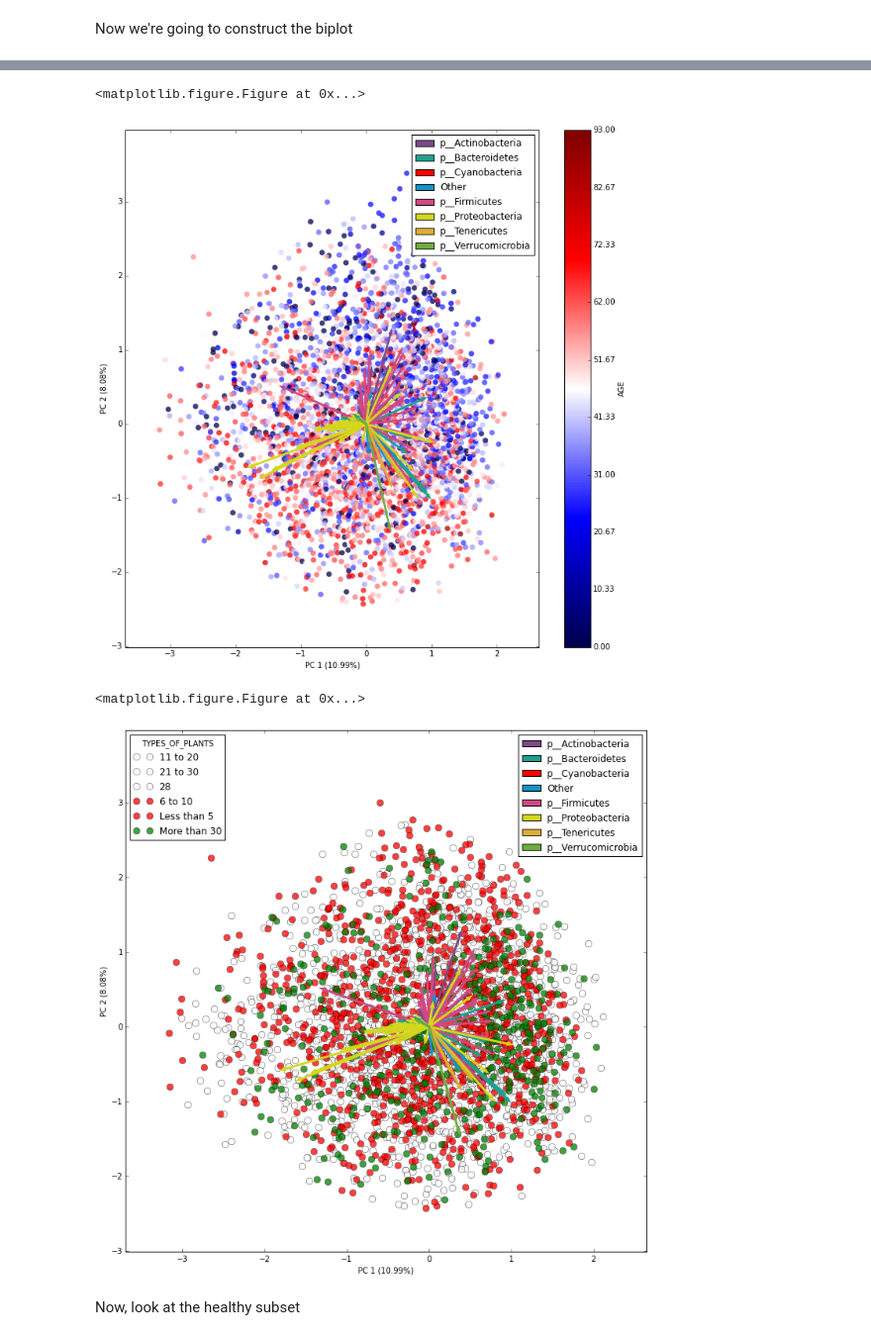
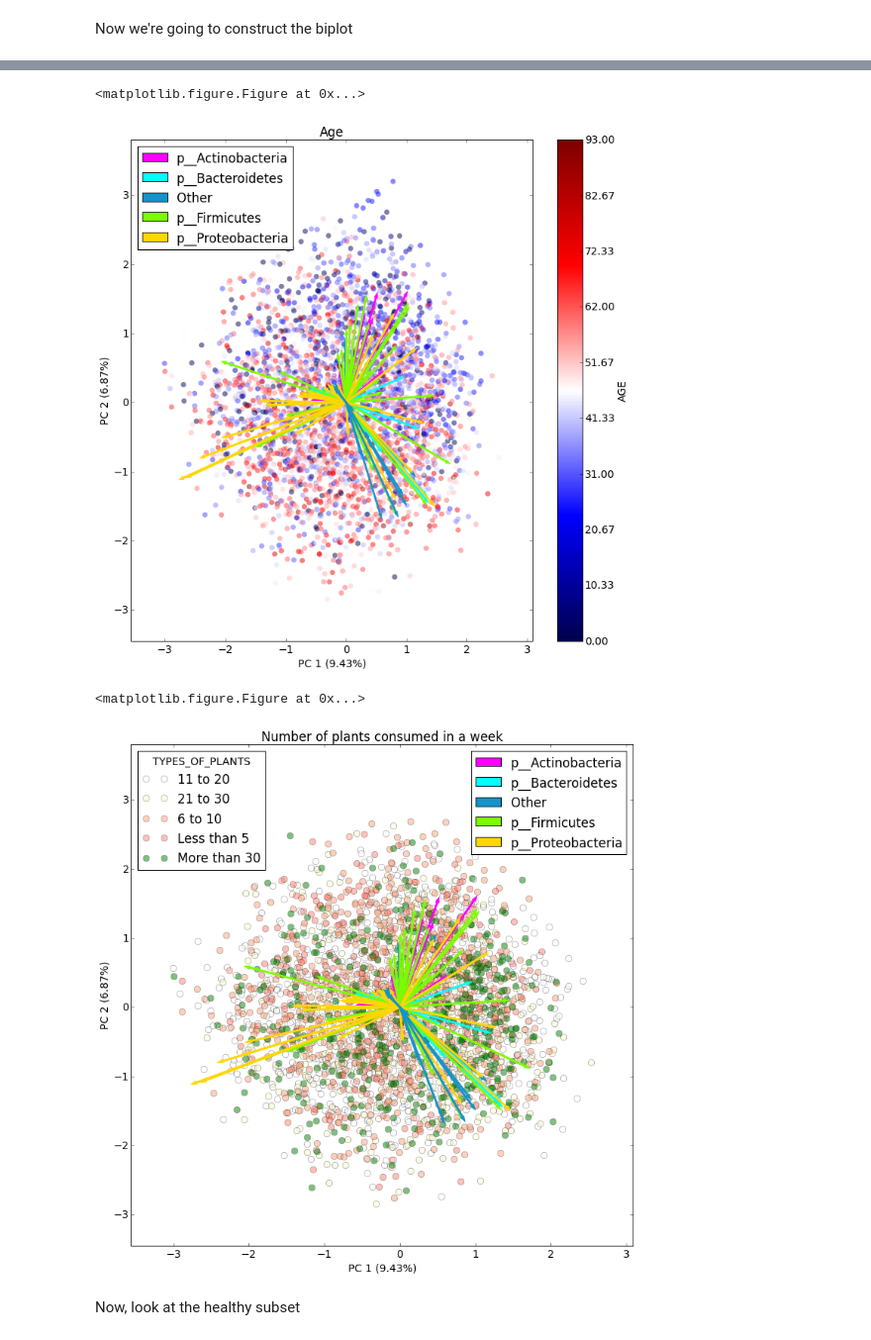
Before and after one commit to mortonjt/American-Gut, a Jupyter notebook: ipynb/composition.ipynb, the cells around one changed output, grey strips where cells are left out. Shown at 99% size. Saved outputs shown, nothing was run; the diff lists cells and outputs as text; code cells hidden in the pictures.

Commit message:
DEV: Touching up biplot code

```diff
--- a/ipynb/composition.ipynb
+++ b/ipynb/composition.ipynb
@@ -87,7 +87,7 @@ Now we'll are going to start making biplots
 First, we are going to utilize a singular value decomposition. See page 36 in reference [2] for more details.
 # %%
 mat = norm_family_table._get_sparse_data().toarray().transpose()
-mat = multiplicative_replacement(mat)
+mat = multiplicative_replacement(mat, delta=10**-6)
 mat = centralize(mat)
 mat = clr(mat)
 # %%
@@ -209,50 +209,51 @@ fig = make_biplot(samp_df,feat_df,
 # %%
+font = {'family' : 'normal',
+        'weight' : 'normal',
+        'size'   : 14}
+
+matplotlib.rc('font', **font)
 plt.figure()
 fig = make_biplot(samp_df,feat_df,
                   metavar="AGE",
                   eigvals=K,
-                  otu_cmap={'p__Bacteroidetes':'#219F8D',
-                            'p__Actinobacteria':'#7C4A87',
-                            'p__Firmicutes':'#D04984',
-                            'p__Proteobacteria':'#D4D71C',
-                            'p__Verrucomicrobia':'#6CAD3F',
-                            'p__Derferribateres':'#CF5635',
-                            'p__Cyanobacteria':'#FF0000',
-                            'p__Tenericutes':'#DFAC35',
+                  otu_cmap={'p__Bacteroidetes':'#00FFFF',
+                            'p__Actinobacteria':'#FF00FF',
+                            'p__Firmicutes':'#7CFC00',
+                            'p__Proteobacteria':'#FFD700',
                             'Other':'#1394CA'},
                   alpha=0.5,
                   sample_legend=2,
-                  otu_legend=1)
+                  otu_legend=2)
+plt.title('Age')
+fig.savefig('AG_ALL_AGE.png')
 # %% [output]
 <matplotlib.figure.Figure at 0x...>
-[figure, old version]
+[figure, new version]
 # %%
 plt.figure()
-fig = make_biplot(samp_df,feat_df,
+fig = make_biplot(samp_df[samp_df['TYPES_OF_PLANTS']!='28'], feat_df,
                   metavar="TYPES_OF_PLANTS",
                   eigvals=K,
-                  sample_cmap={'Less than 5':'r',
-                             '6 to 10':'r',
+                  sample_cmap={'Less than 5':'#FF8072',
+                             '6 to 10':'#FFA07A',
                              '11 to 20':'w',
-                             '21 to 30':'w',
+                             '21 to 30':'#FFFACD',
                              '28':'w',
                              'More than 30':'g'
                             },
-                  otu_cmap={'p__Bacteroidetes':'#219F8D',
-                            'p__Actinobacteria':'#7C4A87',
-                            'p__Firmicutes':'#D04984',
-                            'p__Proteobacteria':'#D4D71C',
-                            'p__Verrucomicrobia':'#6CAD3F',
-                            'p__Derferribateres':'#CF5635',
-                            'p__Cyanobacteria':'#FF0000',
-                            'p__Tenericutes':'#DFAC35',
+                  otu_cmap={'p__Bacteroidetes':'#00FFFF',
+                            'p__Actinobacteria':'#FF00FF',
+                            'p__Firmicutes':'#7CFC00',
+                            'p__Proteobacteria':'#FFD700',
                             'Other':'#1394CA'},
                   alpha=0.5,
                   sample_legend=2,
                   otu_legend=1)
+plt.title('Number of plants consumed in a week')
+fig.savefig('AG_ALL_TYPES_OF_PLANTS.png')
 # %% [output]
 <matplotlib.figure.Figure at 0x...>
-[figure, old version]
+[figure, new version]
 # %% [markdown]
 Now, look at the healthy subset
 # %%
```
Also changed, not shown: parts of 10 cells of this notebook, 1 other file.
